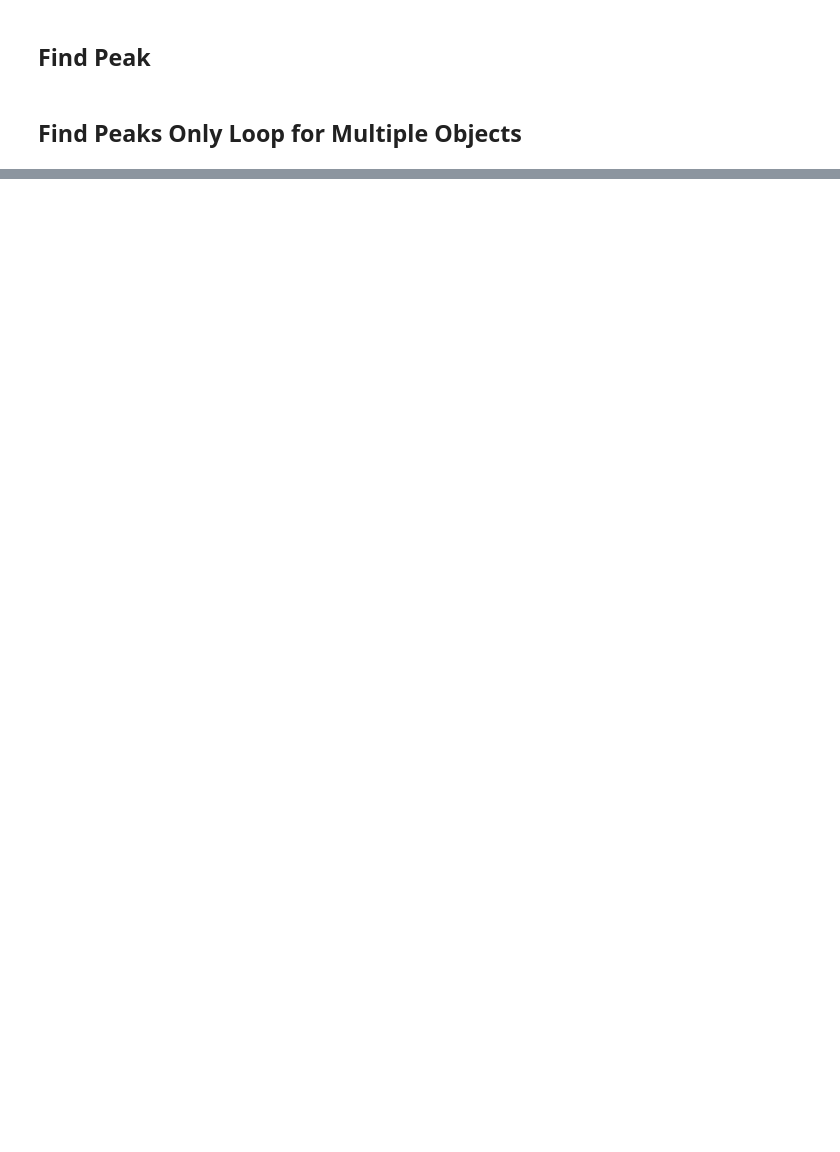
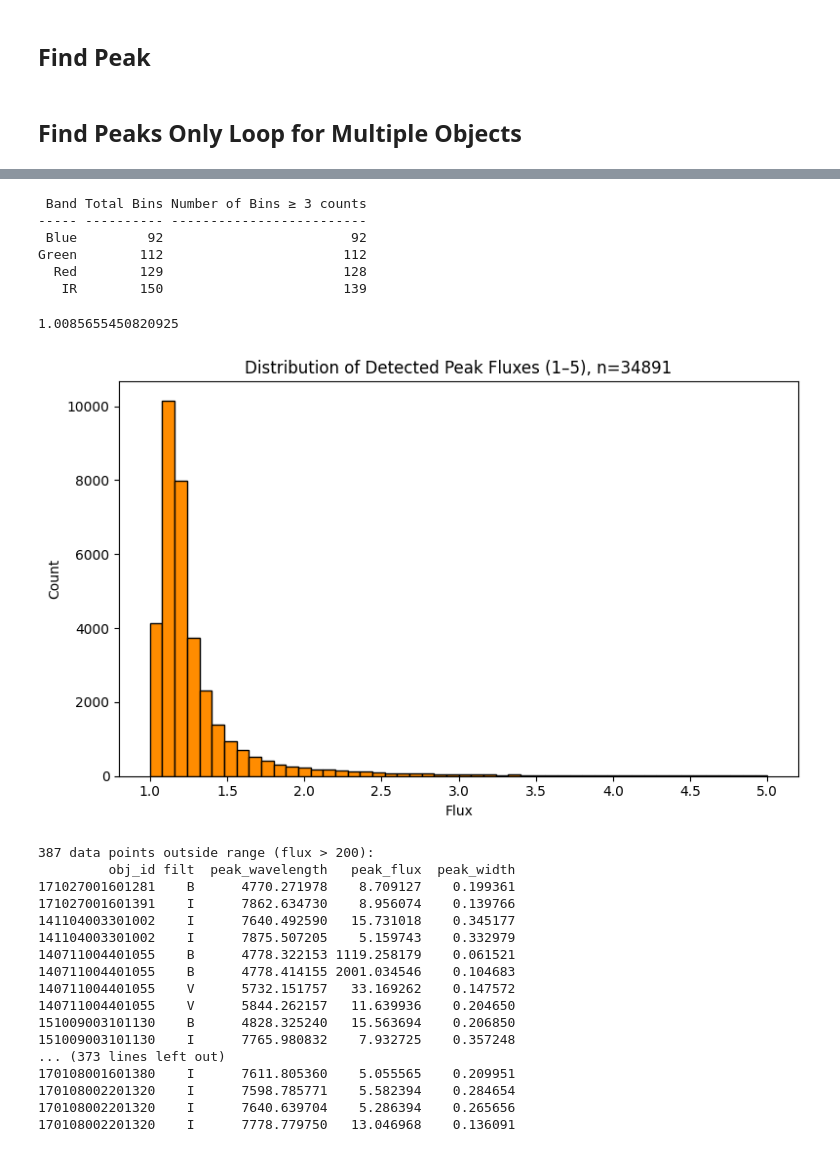
Before and after one commit to eyu22/laser_search_2026, a Jupyter notebook: find_peak/find_before_injecting.ipynb, the cells around one changed output, grey strips where cells are left out. Saved outputs shown, nothing was run; the diff lists cells and outputs as text; code cells hidden in the pictures; blank space fills up the shorter version.

Commit message:
fixed thresholds to be absolute

```diff
--- a/find_peak/find_before_injecting.ipynb
+++ b/find_peak/find_before_injecting.ipynb
@@ -303,8 +257,9 @@ for fits_file in tqdm(fits_files[:4000], desc="Detecting peaks"):
 
     except Exception as e:
         errors.append((fits_file, str(e)))
+        print(str(e))
 
-output_path = os.path.join(folder, "1_1000_detected_peaks.csv")
+output_path = os.path.join(folder, "detected_peaks", "noninjected_detected_peaks.csv")
 with open(output_path, "w", newline="") as f:
     writer = csv.DictWriter(f, fieldnames=["obj_id", "filt", "peak_wavelength", "peak_flux", "peak_width"])
     writer.writeheader()
@@ -321,0 +420,68 @@ Saved 13756 detected peaks to /datax/scratch/emmay/galah_spectra/1_1000_detected
+# %%
+from astropy.table import Table
+
+band_results = []
+
+for band_name, (lam_min, lam_max) in bands.items():
+    band_df = df[(df["peak_wavelength"] >= lam_min) & (df["peak_wavelength"] <= lam_max)]
+
+    num_bins = int((lam_max - lam_min) / 2)
+    counts, bin_edges = np.histogram(band_df["peak_wavelength"], bins=num_bins, range=(lam_min, lam_max))
+    bins_above_threshold = int(np.sum(counts >= 3))
+
+    band_results.append({
+        "Band": band_name,
+        #"λmin (Å)": lam_min,
+        #"λmax (Å)": lam_max,
+        #"Total Detections": len(band_df),
+        "Total Bins": num_bins,
+        "Number of Bins ≥ 3 counts": bins_above_threshold,
+    })
+
+table = Table(rows=band_results)
+print(table)
+# %% [output]
+ Band Total Bins Number of Bins ≥ 3 counts
+----- ---------- -------------------------
+ Blue         92                        92
+Green        112                       112
+  Red        129                       128
+   IR        150                       139
+# %%
+min(df["peak_flux"])
+# %% [output]
+1.0085655450820925
+# %%
+# Histogram 2: Flux distribution (0–200 range)
+flux_clipped = df["peak_flux"][(df["peak_flux"] >= 1) & (df["peak_flux"] <= 5)]
+flux_outliers = df[df["peak_flux"] > 5]
+
+plt.figure(figsize=(8, 5))
+plt.hist(flux_clipped, bins=50, range=(1, 5), color="darkorange", edgecolor="black")
+plt.xlabel("Flux")
+plt.ylabel("Count")
+plt.title(f"Distribution of Detected Peak Fluxes (1–5), n={len(flux_clipped)}")
+plt.tight_layout()
+plt.show()
+
+print(f"\n{len(flux_outliers)} data points outside range (flux > 200):")
+print(flux_outliers[["obj_id", "filt", "peak_wavelength", "peak_flux", "peak_width"]].to_string(index=False))
+# %% [output]
+[figure, added]
+387 data points outside range (flux > 200):
+         obj_id filt  peak_wavelength   peak_flux  peak_width
+171027001601281    B      4770.271978    8.709127    0.199361
+171027001601391    I      7862.634730    8.956074    0.139766
+141104003301002    I      7640.492590   15.731018    0.345177
+141104003301002    I      7875.507205    5.159743    0.332979
+140711004401055    B      4778.322153 1119.258179    0.061521
+140711004401055    B      4778.414155 2001.034546    0.104683
+140711004401055    V      5732.151757   33.169262    0.147572
+140711004401055    V      5844.262157   11.639936    0.204650
+151009003101130    B      4828.325240   15.563694    0.206850
+151009003101130    I      7765.980832    7.932725    0.357248
+... (373 lines left out)
+170108001601380    I      7611.805360    5.055565    0.209951
+170108002201320    I      7598.785771    5.582394    0.284654
+170108002201320    I      7640.639704    5.286394    0.265656
+170108002201320    I      7778.779750   13.046968    0.136091
```
Also changed, not shown: parts of 11 cells of this notebook.
